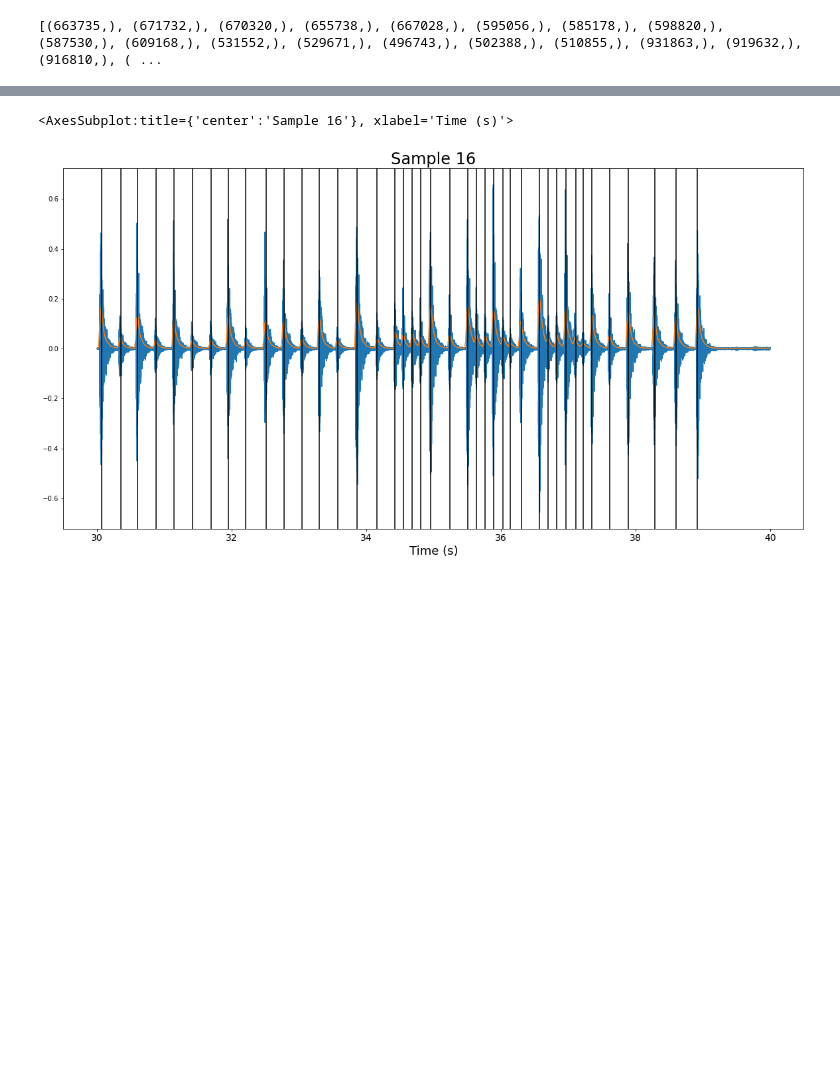
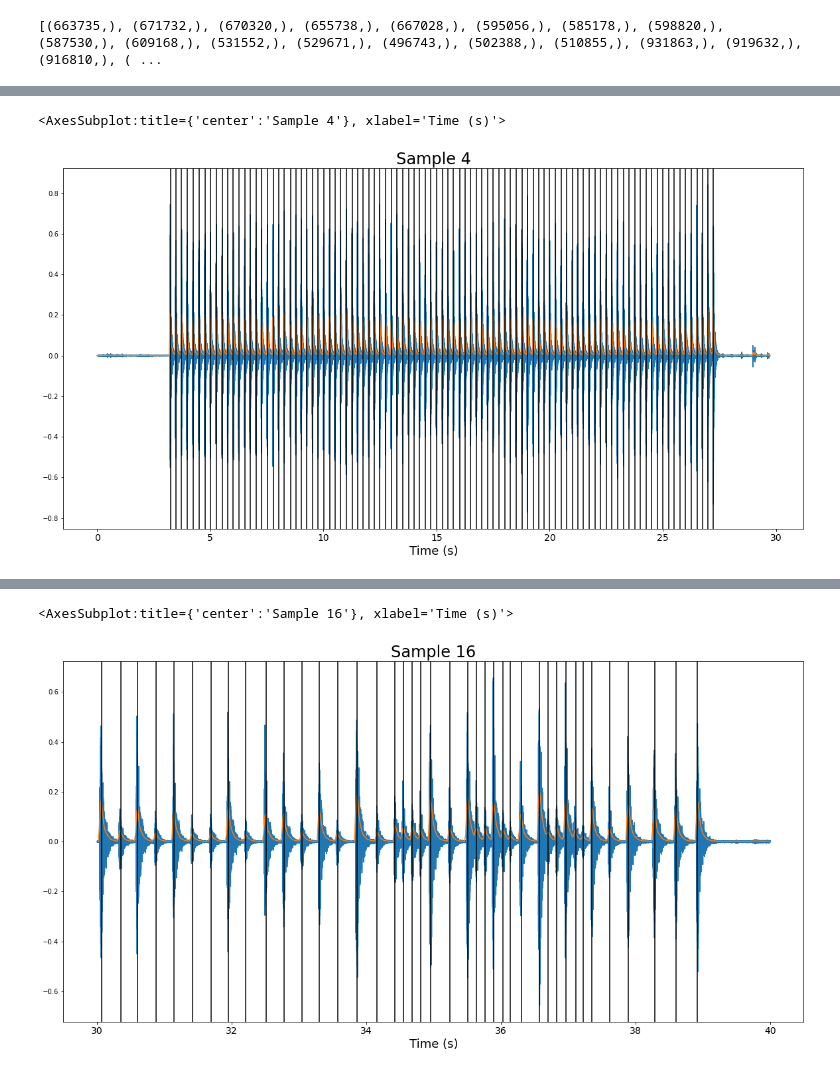
Before and after one commit to prestondunton/rhythm_regression, a Jupyter notebook: Data_Inspection.ipynb, the cells around one changed output, grey strips where cells are left out. Cells and saved outputs as stored; diff of their text form; code cells hidden in the pictures; blank space fills up the shorter version.

```diff
--- a/Data_Inspection.ipynb
+++ b/Data_Inspection.ipynb
@@ -23,0 +37,6 @@ nbt.plot_rmse_transients(samples[99-1], time_range=(0,120), title='Sample 9')
+# %%
+nbt.plot_rmse_transients(samples[4-1], time_range=None, title='Sample 4')
+# missing note due to player mistake
+# %% [output]
+<AxesSubplot:title={'center':'Sample 4'}, xlabel='Time (s)'>
+[figure, added]
```
Also changed, not shown: parts of 6 cells of this notebook, 3 other files.
